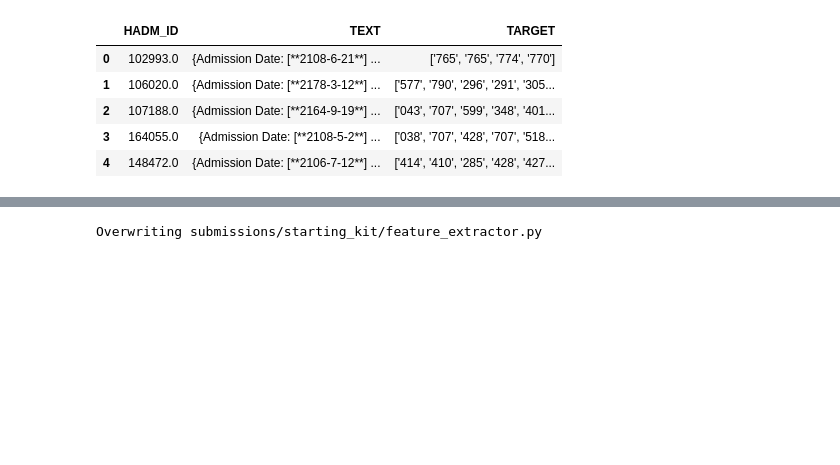
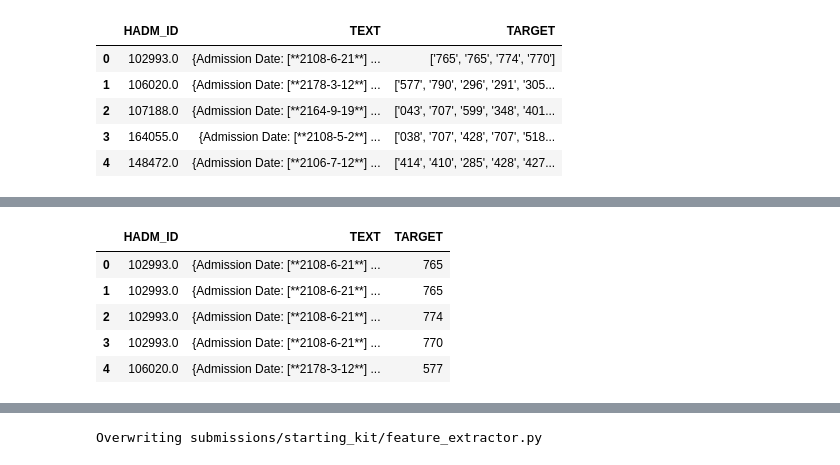
Before and after one commit to RemiFlicoteauxMasterDS/starting_kit_mimic_icd, a Jupyter notebook: mimic_icd9_classification.ipynb, the cells around one changed output, grey strips where cells are left out. Cells and saved outputs as stored; diff of their text form; code cells hidden in the pictures; blank space fills up the shorter version.

```diff
--- a/mimic_icd9_classification.ipynb
+++ b/mimic_icd9_classification.ipynb
@@ -79 +79,15 @@ data
+# %%
+#Graph the target repartition
+rows = []
+_ = data.apply(lambda row: [rows.append([row['HADM_ID'],row['TEXT'],nn]) for nn in row.TARGET], axis=1)
+
+df = pd.DataFrame(rows, columns= ['HADM_ID','TEXT','TARGET'])
+df.head()
+# %% [output]
+|  | HADM_ID | TEXT | TARGET |
+| 0 | 102993.0 | {Admission Date: [**2108-6-21**] ... | 765 |
+| 1 | 102993.0 | {Admission Date: [**2108-6-21**] ... | 765 |
+| 2 | 102993.0 | {Admission Date: [**2108-6-21**] ... | 774 |
+| 3 | 102993.0 | {Admission Date: [**2108-6-21**] ... | 770 |
+| 4 | 106020.0 | {Admission Date: [**2178-3-12**] ... | 577 |
 # %%
```
Also changed, not shown: parts of 10 cells of this notebook, 1 other file.
